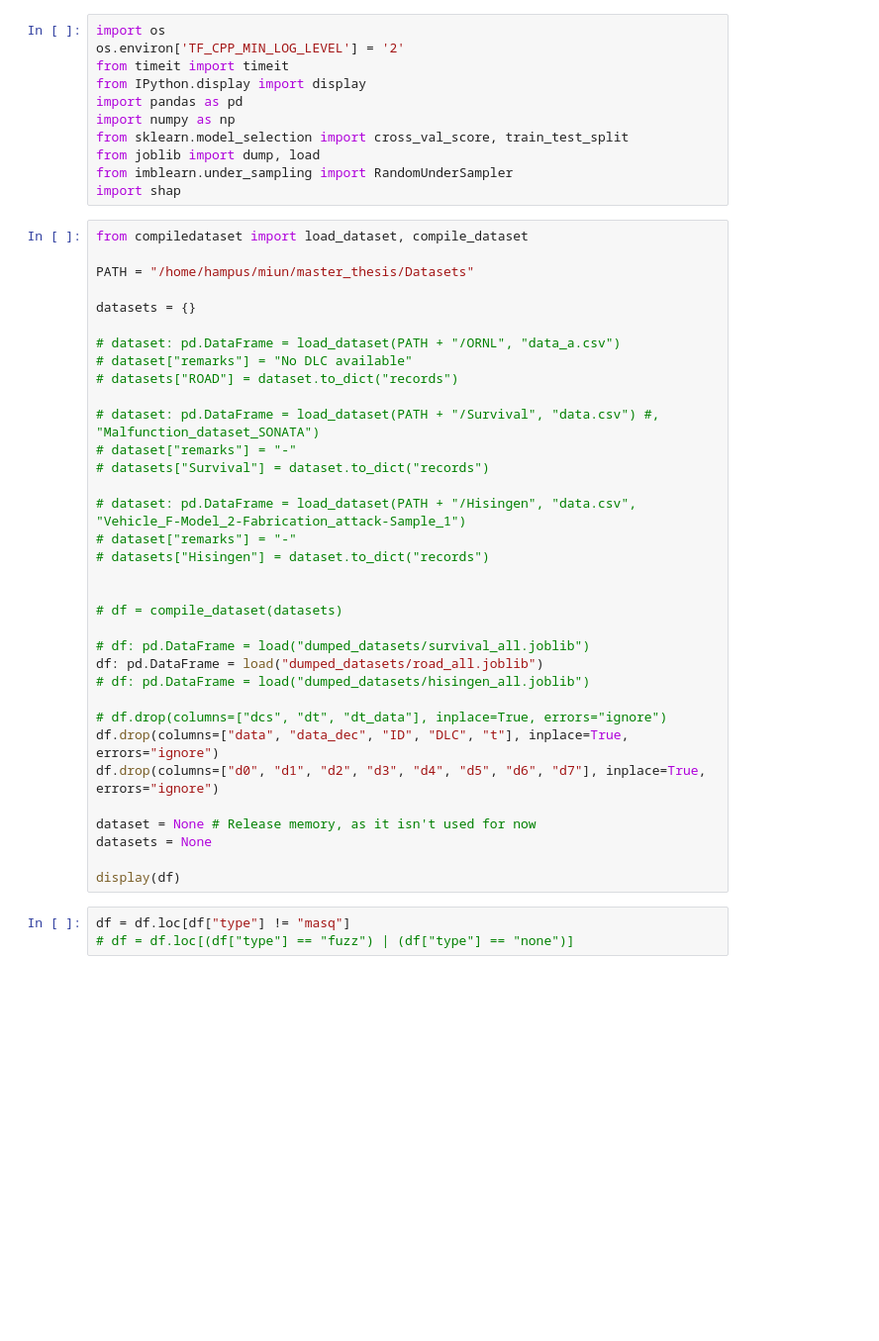
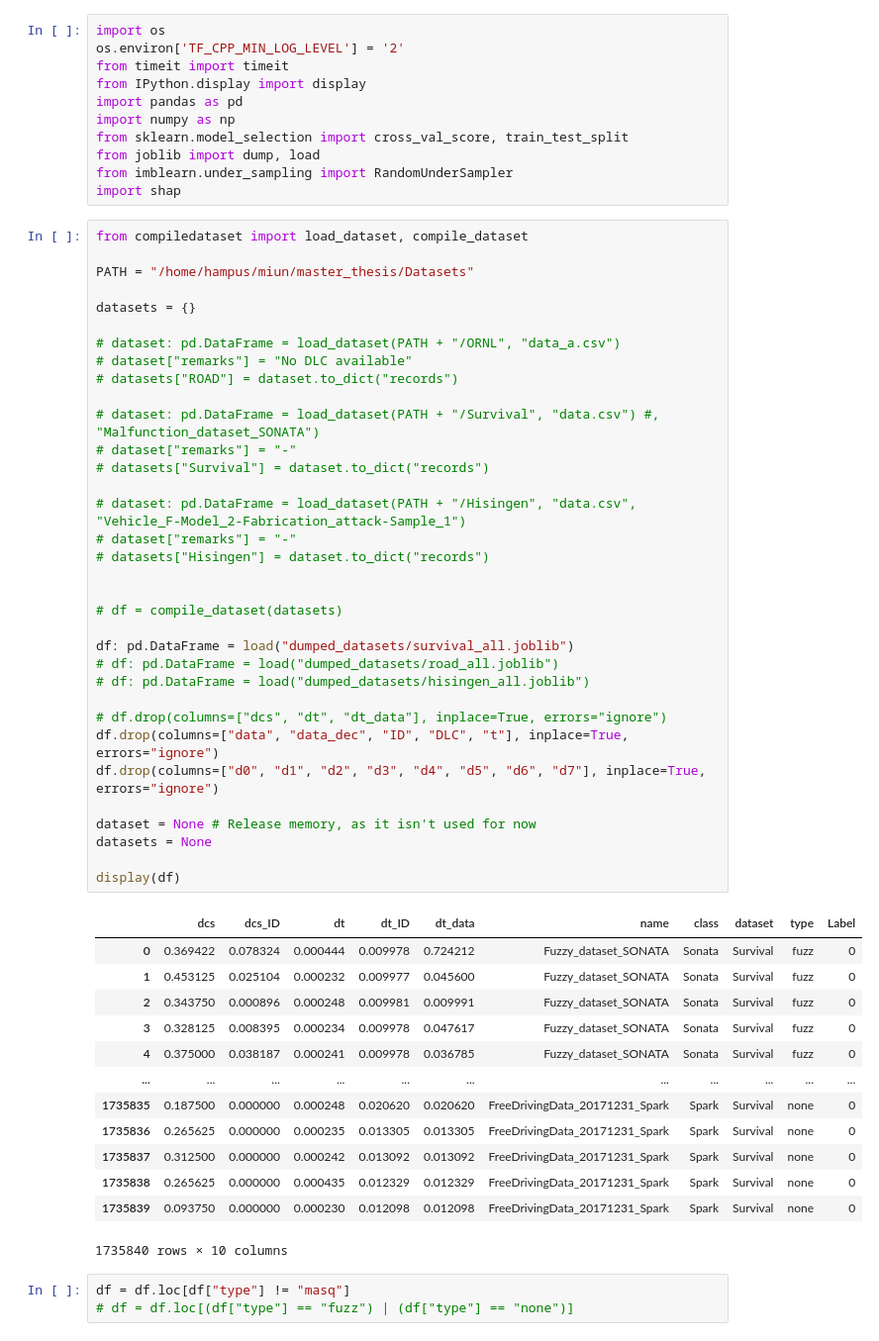
Before and after one commit to hampu5/ml-classify, a Jupyter notebook: ml_classify/dnn-book.ipynb, the cells around one changed output. Shown at 99% size. Cells and saved outputs as stored; diff of their text form; blank space fills up the shorter version.

```diff
--- a/ml_classify/dnn-book.ipynb
+++ b/ml_classify/dnn-book.ipynb
@@ -14,35 +14,49 @@ from compiledataset import load_dataset, compile_dataset
 
 PATH = "/home/hampus/miun/master_thesis/Datasets"
 
 datasets = {}
 
 # dataset: pd.DataFrame = load_dataset(PATH + "/ORNL", "data_a.csv")
 # dataset["remarks"] = "No DLC available"
 # datasets["ROAD"] = dataset.to_dict("records")
 
 # dataset: pd.DataFrame = load_dataset(PATH + "/Survival", "data.csv") #, "Malfunction_dataset_SONATA")
 # dataset["remarks"] = "-"
 # datasets["Survival"] = dataset.to_dict("records")
 
 # dataset: pd.DataFrame = load_dataset(PATH + "/Hisingen", "data.csv", "Vehicle_F-Model_2-Fabrication_attack-Sample_1")
 # dataset["remarks"] = "-"
 # datasets["Hisingen"] = dataset.to_dict("records")
 
 
 # df = compile_dataset(datasets)
 
-# df: pd.DataFrame = load("dumped_datasets/survival_all.joblib")
-df: pd.DataFrame = load("dumped_datasets/road_all.joblib")
+df: pd.DataFrame = load("dumped_datasets/survival_all.joblib")
+# df: pd.DataFrame = load("dumped_datasets/road_all.joblib")
 # df: pd.DataFrame = load("dumped_datasets/hisingen_all.joblib")
 
 # df.drop(columns=["dcs", "dt", "dt_data"], inplace=True, errors="ignore")
 df.drop(columns=["data", "data_dec", "ID", "DLC", "t"], inplace=True, errors="ignore")
 df.drop(columns=["d0", "d1", "d2", "d3", "d4", "d5", "d6", "d7"], inplace=True, errors="ignore")
 
 dataset = None # Release memory, as it isn't used for now
 datasets = None
 
 display(df)
+# %% [output]
+|  | dcs | dcs_ID | dt | dt_ID | dt_data | name | class | dataset | type | Label |
+| 0 | 0.369422 | 0.078324 | 0.000444 | 0.009978 | 0.724212 | Fuzzy_dataset_SONATA | Sonata | Survival | fuzz | 0 |
+| 1 | 0.453125 | 0.025104 | 0.000232 | 0.009977 | 0.045600 | Fuzzy_dataset_SONATA | Sonata | Survival | fuzz | 0 |
+| 2 | 0.343750 | 0.000896 | 0.000248 | 0.009981 | 0.009991 | Fuzzy_dataset_SONATA | Sonata | Survival | fuzz | 0 |
+| 3 | 0.328125 | 0.008395 | 0.000234 | 0.009978 | 0.047617 | Fuzzy_dataset_SONATA | Sonata | Survival | fuzz | 0 |
+| 4 | 0.375000 | 0.038187 | 0.000241 | 0.009978 | 0.036785 | Fuzzy_dataset_SONATA | Sonata | Survival | fuzz | 0 |
+| ... | ... | ... | ... | ... | ... | ... | ... | ... | ... | ... |
+| 1735835 | 0.187500 | 0.000000 | 0.000248 | 0.020620 | 0.020620 | FreeDrivingData_20171231_Spark | Spark | Survival | none | 0 |
+| 1735836 | 0.265625 | 0.000000 | 0.000235 | 0.013305 | 0.013305 | FreeDrivingData_20171231_Spark | Spark | Survival | none | 0 |
+| 1735837 | 0.312500 | 0.000000 | 0.000242 | 0.013092 | 0.013092 | FreeDrivingData_20171231_Spark | Spark | Survival | none | 0 |
+| 1735838 | 0.265625 | 0.000000 | 0.000435 | 0.012329 | 0.012329 | FreeDrivingData_20171231_Spark | Spark | Survival | none | 0 |
+| 1735839 | 0.093750 | 0.000000 | 0.000230 | 0.012098 | 0.012098 | FreeDrivingData_20171231_Spark | Spark | Survival | none | 0 |
+1735840 rows × 10 columns
 # %%
 df = df.loc[df["type"] != "masq"]
 # df = df.loc[(df["type"] == "fuzz") | (df["type"] == "none")]
```
Also changed, not shown: parts of 6 cells of this notebook, 10 other files.
